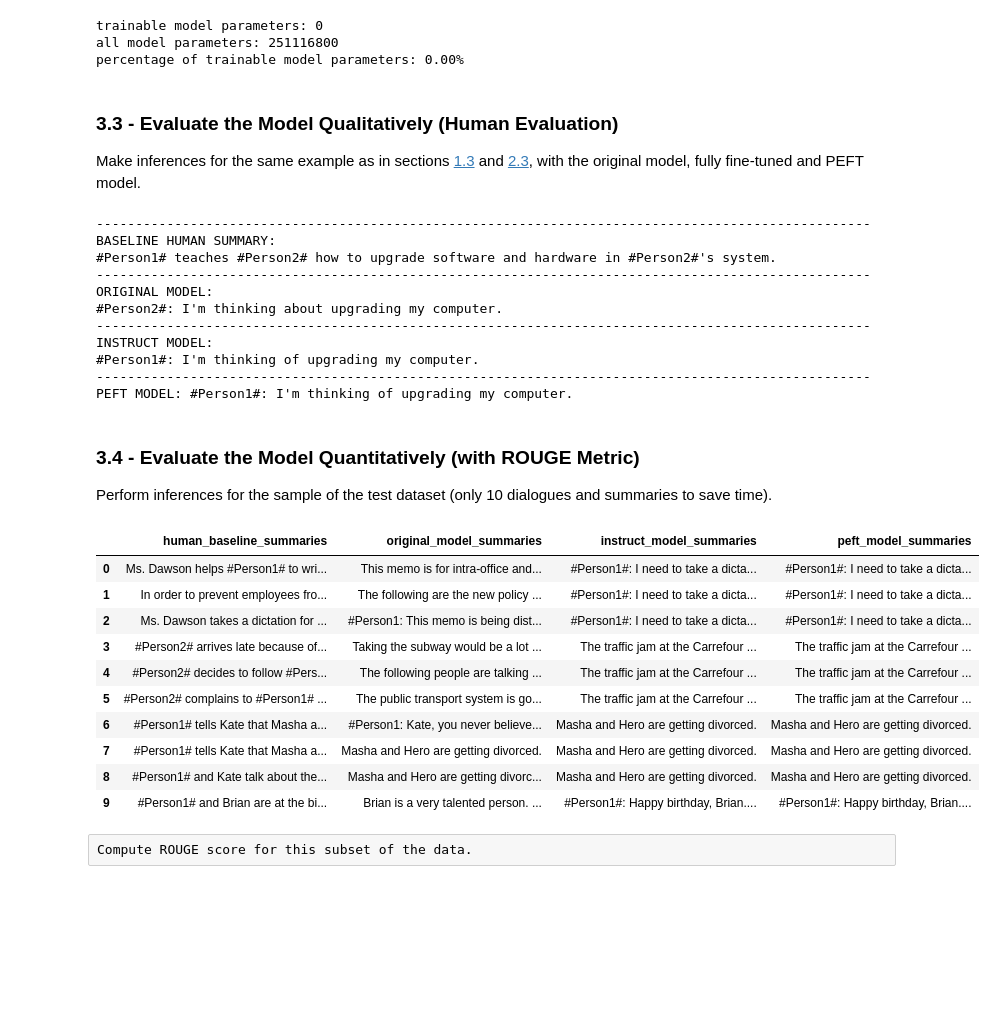
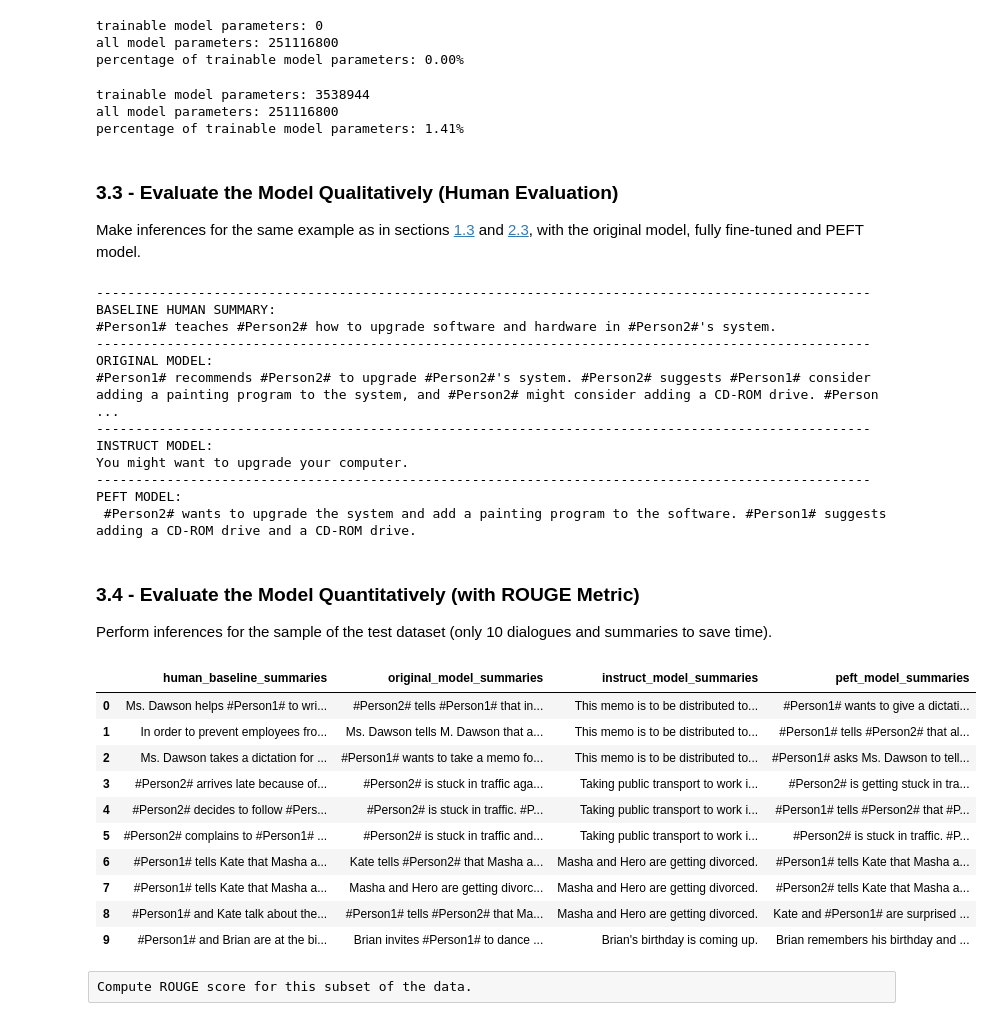
Before and after one commit to gavinloverqq/learn_nlp, a Jupyter notebook: NLP_source_code/GenerativeAI/Generative-AI-with-LLMs-main/Week-2/Lab_2_fine_tune_generative_ai_model.ipynb, the cells around one changed output. Cells and saved outputs as stored; diff of their text form; code cells hidden in the pictures; blank space fills up the shorter version.

```diff
--- a/NLP_source_code/GenerativeAI/Generative-AI-with-LLMs-main/Week-2/Lab_2_fine_tune_generative_ai_model.ipynb
+++ b/NLP_source_code/GenerativeAI/Generative-AI-with-LLMs-main/Week-2/Lab_2_fine_tune_generative_ai_model.ipynb
@@ -340,4 +361,8 @@ Summary:
 """
 
 input_ids = tokenizer(prompt, return_tensors="pt").input_ids
+# %%
+device = torch.device("cuda")
+original_model = original_model.to(device)
+instruct_model = instruct_model.to(device)
 # %%
@@ -533,7 +558,7 @@ peft_training_args = TrainingArguments(
     learning_rate=1e-3, # Higher learning rate than full fine-tuning.
     num_train_epochs=1,
     logging_steps=1,
-    max_steps=1
+    max_steps=1000
 )
 
 peft_trainer = Trainer(
@@ -601,6 +646,14 @@ print(print_number_of_trainable_model_parameters(peft_model))
 trainable model parameters: 0
 all model parameters: 251116800
 percentage of trainable model parameters: 0.00%
+# %%
+print(print_number_of_trainable_model_parameters(peft_trainer.model))
+# %% [output]
+trainable model parameters: 3538944
+all model parameters: 251116800
+percentage of trainable model parameters: 1.41%
+# %%
+peft_model = peft_trainer.model
 # %% [markdown]
 <a name='3.3'></a>
 ### 3.3 - Evaluate the Model Qualitatively (Human Evaluation)
@@ -618,7 +671,7 @@ Summarize the following conversation.
 
 Summary: """
 
-input_ids = tokenizer(prompt, return_tensors="pt").input_ids
+input_ids = tokenizer(prompt, return_tensors="pt").input_ids.to(device)
 
 original_model_outputs = original_model.generate(input_ids=input_ids, generation_config=GenerationConfig(max_new_tokens=200, num_beams=1))
 original_model_text_output = tokenizer.decode(original_model_outputs[0], skip_special_tokens=True)
@@ -626,7 +679,7 @@ original_model_text_output = tokenizer.decode(original_model_outputs[0], skip_sp
 instruct_model_outputs = instruct_model.generate(input_ids=input_ids, generation_config=GenerationConfig(max_new_tokens=200, num_beams=1))
 instruct_model_text_output = tokenizer.decode(instruct_model_outputs[0], skip_special_tokens=True)
 
-peft_model_outputs = peft_model.generate(input_ids=input_ids, generation_config=GenerationConfig(max_new_tokens=200, num_beams=1))
+peft_model_outputs = peft_model.to(device).generate(input_ids=input_ids, generation_config=GenerationConfig(max_new_tokens=200, num_beams=1))
 peft_model_text_output = tokenizer.decode(peft_model_outputs[0], skip_special_tokens=True)
 
 print(dash_line)
@@ -636,19 +689,20 @@ print(f'ORIGINAL MODEL:\n{original_model_text_output}')
 print(dash_line)
 print(f'INSTRUCT MODEL:\n{instruct_model_text_output}')
 print(dash_line)
-print(f'PEFT MODEL: {peft_model_text_output}')
+print(f'PEFT MODEL:\n {peft_model_text_output}')
 # %% [output]
 ---------------------------------------------------------------------------------------------------
 BASELINE HUMAN SUMMARY:
 #Person1# teaches #Person2# how to upgrade software and hardware in #Person2#'s system.
 ---------------------------------------------------------------------------------------------------
 ORIGINAL MODEL:
-#Person2#: I'm thinking about upgrading my computer.
+#Person1# recommends #Person2# to upgrade #Person2#'s system. #Person2# suggests #Person1# consider adding a painting program to the system, and #Person2# might consider adding a CD-ROM drive. #Person ...
 ---------------------------------------------------------------------------------------------------
 INSTRUCT MODEL:
-#Person1#: I'm thinking of upgrading my computer.
+You might want to upgrade your computer.
 ---------------------------------------------------------------------------------------------------
-PEFT MODEL: #Person1#: I'm thinking of upgrading my computer.
+PEFT MODEL:
+ #Person2# wants to upgrade the system and add a painting program to the software. #Person1# suggests adding a CD-ROM drive and a CD-ROM drive.
 # %% [markdown]
 <a name='3.4'></a>
 ### 3.4 - Evaluate the Model Quantitatively (with ROUGE Metric)
@@ -664,44 +718,44 @@ peft_model_summaries = []
 for idx, dialogue in enumerate(dialogues):
     prompt = f"""
 Summarize the following conversation.
 
 {dialogue}
 
 Summary: """
 
-    input_ids = tokenizer(prompt, return_tensors="pt").input_ids
+    input_ids = tokenizer(prompt, return_tensors="pt").input_ids.to('cuda')
 
     human_baseline_text_output = human_baseline_summaries[idx]
 
     original_model_outputs = original_model.generate(input_ids=input_ids, generation_config=GenerationConfig(max_new_tokens=200))
     original_model_text_output = tokenizer.decode(original_model_outputs[0], skip_special_tokens=True)
 
     instruct_model_outputs = instruct_model.generate(input_ids=input_ids, generation_config=GenerationConfig(max_new_tokens=200))
     instruct_model_text_output = tokenizer.decode(instruct_model_outputs[0], skip_special_tokens=True)
 
     peft_model_outputs = peft_model.generate(input_ids=input_ids, generation_config=GenerationConfig(max_new_tokens=200))
     peft_model_text_output = tokenizer.decode(peft_model_outputs[0], skip_special_tokens=True)
 
     original_model_summaries.append(original_model_text_output)
     instruct_model_summaries.append(instruct_model_text_output)
     peft_model_summaries.append(peft_model_text_output)
 
 zipped_summaries = list(zip(human_baseline_summaries, original_model_summaries, instruct_model_summaries, peft_model_summaries))
 
 df = pd.DataFrame(zipped_summaries, columns = ['human_baseline_summaries', 'original_model_summaries', 'instruct_model_summaries', 'peft_model_summaries'])
 df
 # %% [output]
 |  | human_baseline_summaries | original_model_summaries | instruct_model_summaries | peft_model_summaries |
-| 0 | Ms. Dawson helps #Person1# to wri... | This memo is for intra-office and... | #Person1#: I need to take a dicta... | #Person1#: I need to take a dicta... |
-| 1 | In order to prevent employees fro... | The following are the new policy ... | #Person1#: I need to take a dicta... | #Person1#: I need to take a dicta... |
-| 2 | Ms. Dawson takes a dictation for ... | #Person1: This memo is being dist... | #Person1#: I need to take a dicta... | #Person1#: I need to take a dicta... |
-| 3 | #Person2# arrives late because of... | Taking the subway would be a lot ... | The traffic jam at the Carrefour ... | The traffic jam at the Carrefour ... |
-| 4 | #Person2# decides to follow #Pers... | The following people are talking ... | The traffic jam at the Carrefour ... | The traffic jam at the Carrefour ... |
-| 5 | #Person2# complains to #Person1# ... | The public transport system is go... | The traffic jam at the Carrefour ... | The traffic jam at the Carrefour ... |
-| 6 | #Person1# tells Kate that Masha a... | #Person1: Kate, you never believe... | Masha and Hero are getting divorced. | Masha and Hero are getting divorced. |
-| 7 | #Person1# tells Kate that Masha a... | Masha and Hero are getting divorced. | Masha and Hero are getting divorced. | Masha and Hero are getting divorced. |
-| 8 | #Person1# and Kate talk about the... | Masha and Hero are getting divorc... | Masha and Hero are getting divorced. | Masha and Hero are getting divorced. |
-| 9 | #Person1# and Brian are at the bi... | Brian is a very talented person. ... | #Person1#: Happy birthday, Brian.... | #Person1#: Happy birthday, Brian.... |
+| 0 | Ms. Dawson helps #Person1# to wri... | #Person2# tells #Person1# that in... | This memo is to be distributed to... | #Person1# wants to give a dictati... |
+| 1 | In order to prevent employees fro... | Ms. Dawson tells M. Dawson that a... | This memo is to be distributed to... | #Person1# tells #Person2# that al... |
+| 2 | Ms. Dawson takes a dictation for ... | #Person1# wants to take a memo fo... | This memo is to be distributed to... | #Person1# asks Ms. Dawson to tell... |
+| 3 | #Person2# arrives late because of... | #Person2# is stuck in traffic aga... | Taking public transport to work i... | #Person2# is getting stuck in tra... |
+| 4 | #Person2# decides to follow #Pers... | #Person2# is stuck in traffic. #P... | Taking public transport to work i... | #Person1# tells #Person2# that #P... |
+| 5 | #Person2# complains to #Person1# ... | #Person2# is stuck in traffic and... | Taking public transport to work i... | #Person2# is stuck in traffic. #P... |
+| 6 | #Person1# tells Kate that Masha a... | Kate tells #Person2# that Masha a... | Masha and Hero are getting divorced. | #Person1# tells Kate that Masha a... |
+| 7 | #Person1# tells Kate that Masha a... | Masha and Hero are getting divorc... | Masha and Hero are getting divorced. | #Person2# tells Kate that Masha a... |
+| 8 | #Person1# and Kate talk about the... | #Person1# tells #Person2# that Ma... | Masha and Hero are getting divorced. | Kate and #Person1# are surprised ... |
+| 9 | #Person1# and Brian are at the bi... | Brian invites #Person1# to dance ... | Brian's birthday is coming up. | Brian remembers his birthday and ... |
 # %% [raw]
 Compute ROUGE score for this subset of the data.
 # %%
```
Also changed, not shown: parts of 19 cells of this notebook, 38 other files.
